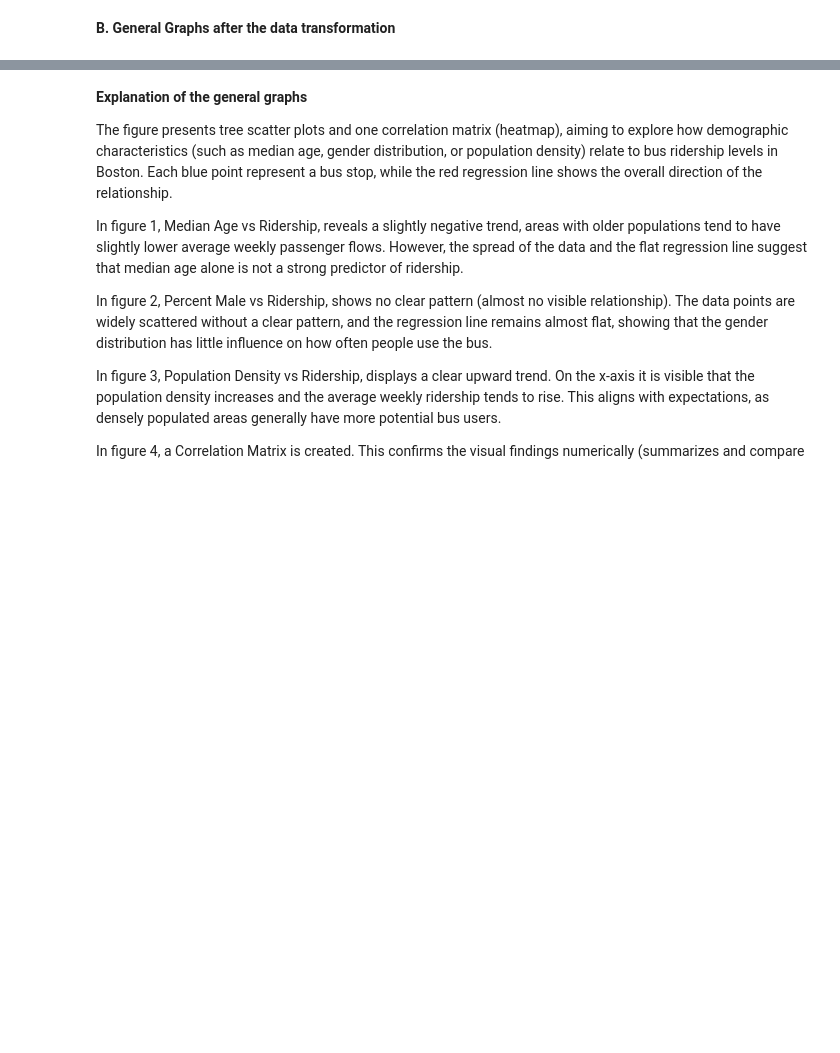
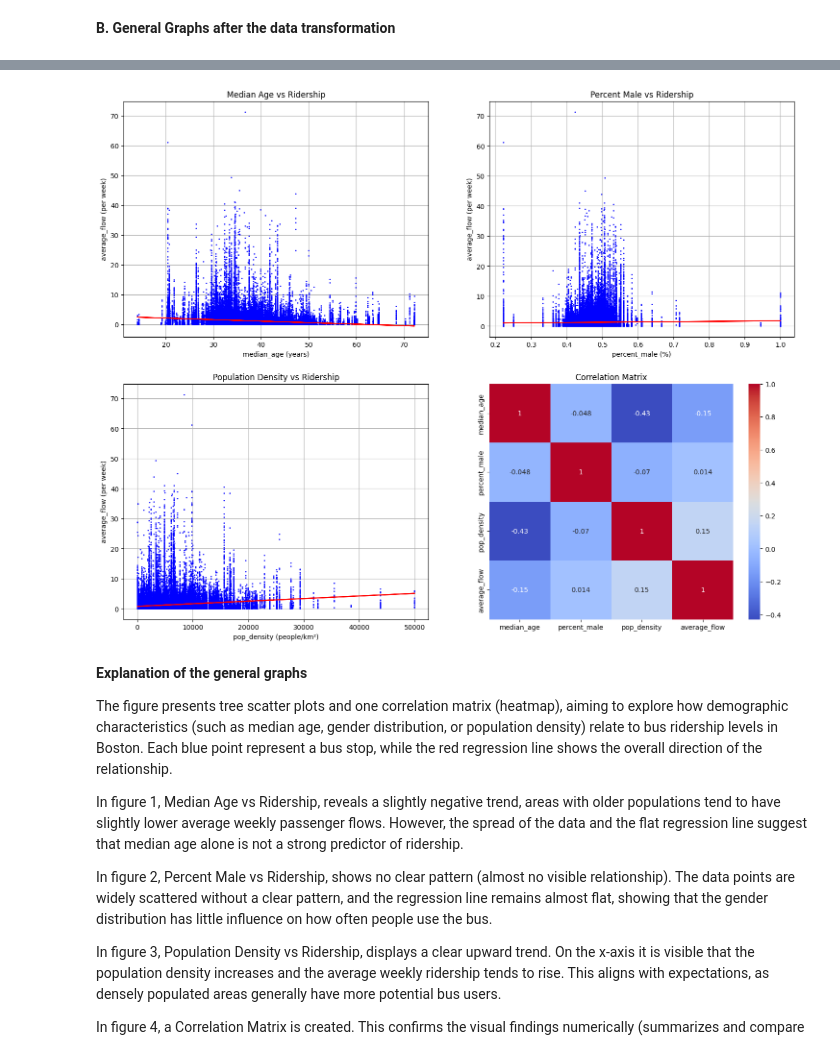
Before and after one commit to Mulhamomar/TIL6022_group10, a Jupyter notebook: TIL-6022 Bus Ridership.ipynb, the cells around one changed output, grey strips where cells are left out. Saved outputs shown, nothing was run; the diff lists cells and outputs as text; code cells hidden in the pictures; blank space fills up the shorter version.

```diff
--- a/TIL-6022 Bus Ridership.ipynb
+++ b/TIL-6022 Bus Ridership.ipynb
@@ -164,3 +116,38 @@ plt.show()
+# %%
+fig, ax = plt.subplots(2, 2, figsize=(18, 14)) #set layout for define function.
+
+#Down below we defined a function to make scatterplots of the df data set.
+#Follow the instructions down below to use the defined function.
+#for x and y set variables
+#for h and v set untis for variables
+#for a and b set place in figure
+#for c set title(string)
+
+def scatter(x,y,h,v,a,b,c):
+    ax[a,b].set_xlabel(x +" "+ h)
+    ax[a,b].set_ylabel(y +" "+ v)
+    x = df[x]
+    y = df[y]
+    slope, intercept = np.polyfit(x, y, 1)
+    line = slope * x + intercept
+    ax[a,b].plot(x, y, 'b.', markersize=2)
+    ax[a,b].plot(x, line ,'r')
+    #visualisation
+    ax[a,b].set_title(c)
+    ax[a,b].grid()
+
+scatter('median_age', 'average_flow', '(years)', '(per week)', 0, 0, 'Median Age vs Ridership')
+scatter('percent_male', 'average_flow', '(%)','(per week)', 0, 1,'Percent Male vs Ridership')
+scatter('pop_density', 'average_flow', '(people/km²)','(per week)', 1, 0,'Population Density vs Ridership')
+
+#Correlation Matrix
+correlation = df[['median_age', 'percent_male', 'pop_density', 'average_flow']].corr()
+sns.heatmap(correlation, annot=True, cmap='coolwarm', ax=ax[1, 1])
+ax[1, 1].set_title('Correlation Matrix')
+
+plt.show()
+# %% [output]
+[figure, added]
 # %% [markdown]
 **Explanation of the general graphs**
 
```
Also changed, not shown: parts of 3 cells of this notebook.
